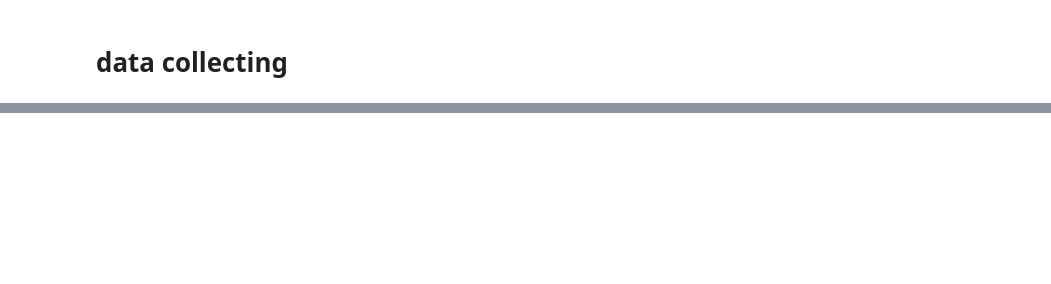
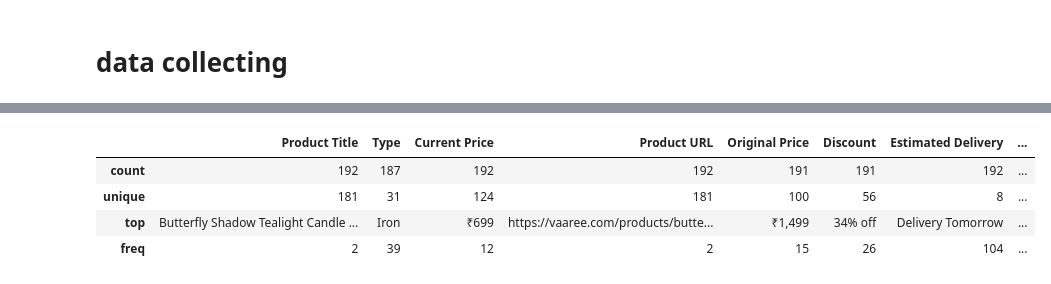
Before and after one commit to DivyaMScCS/Web-Scraping-Data-Analysis, a Jupyter notebook: Notbooks/datacollection.ipynb, the cells around one changed output, grey strips where cells are left out. Saved outputs shown, nothing was run; the diff lists cells and outputs as text; code cells hidden in the pictures; blank space fills up the shorter version.

```diff
--- a/Notbooks/datacollection.ipynb
+++ b/Notbooks/datacollection.ipynb
@@ -66,0 +680,8 @@ CSV file created successfully!
+# %%
+df.describe()
+# %% [output]
+|  | Product Title | Type | Current Price | Product URL | Original Price | Discount | Estimated Delivery | ... |
+| count | 192 | 187 | 192 | 192 | 191 | 191 | 192 | ... |
+| unique | 181 | 31 | 124 | 181 | 100 | 56 | 8 | ... |
+| top | Butterfly Shadow Tealight Candle ... | Iron | ₹699 | https://vaaree.com/products/butte... | ₹1,499 | 34% off | Delivery Tomorrow | ... |
+| freq | 2 | 39 | 12 | 2 | 15 | 26 | 104 | ... |
```
Also changed, not shown: parts of 22 cells of this notebook, 32 other files.
